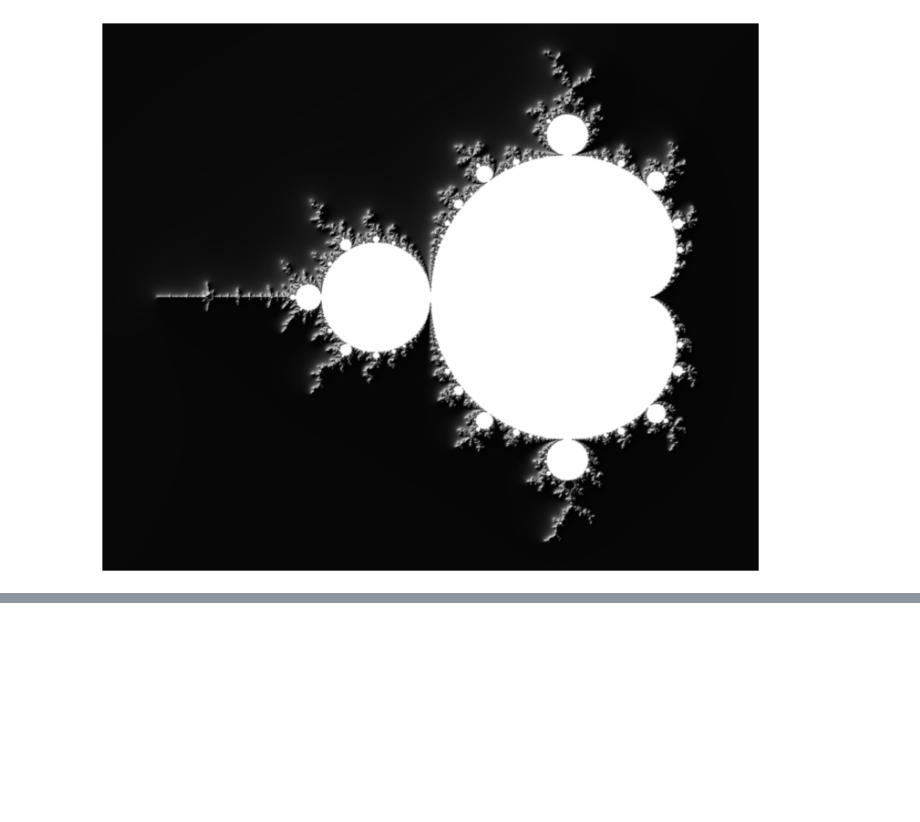
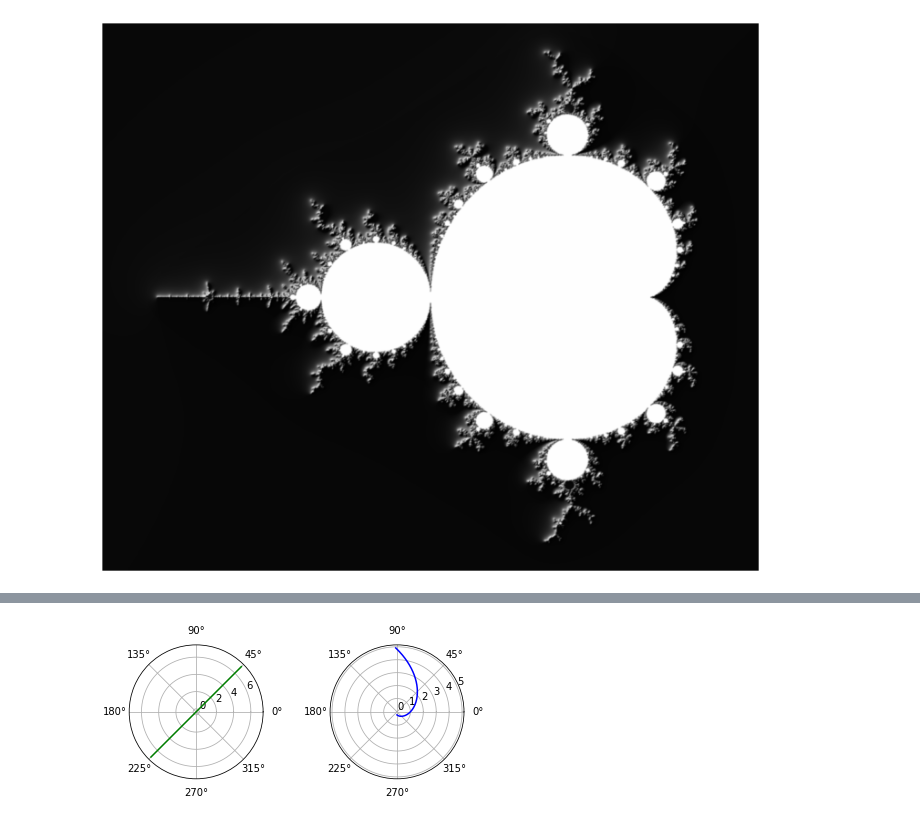
Before and after one commit to HayaoSuzuki/PyCon-mini-Shizuoka-2020, a Jupyter notebook: 20200229complex_numbers.ipynb, the cells around one changed output, grey strips where cells are left out. Cells and saved outputs as stored; diff of their text form; code cells hidden in the pictures; blank space fills up the shorter version.

```diff
--- a/20200229complex_numbers.ipynb
+++ b/20200229complex_numbers.ipynb
@@ -120,0 +149,17 @@ plt.show()
+# %%
+x = np.linspace(-5, 5, 10000, dtype=np.float64)
+y = np.linspace(-5, 5, 10000, dtype=np.float64)
+c = x + y * 1j
+fig, ax = plt.subplots(1, 2, subplot_kw=dict(polar=True))
+
+angles = np.angle(c)
+length = np.abs(c)
+ax[0].plot(angles, length, color="g")
+exp_c = np.exp(c / np.pi)
+exp_angles = np.angle(exp_c)
+exp_length = np.abs(exp_c)
+ax[1].plot(exp_angles, exp_length, color="b")
+plt.subplots_adjust(wspace=0.5)
+plt.show()
+# %% [output]
+[figure, added]
```
Also changed, not shown: parts of 4 cells of this notebook, 2 other files.
